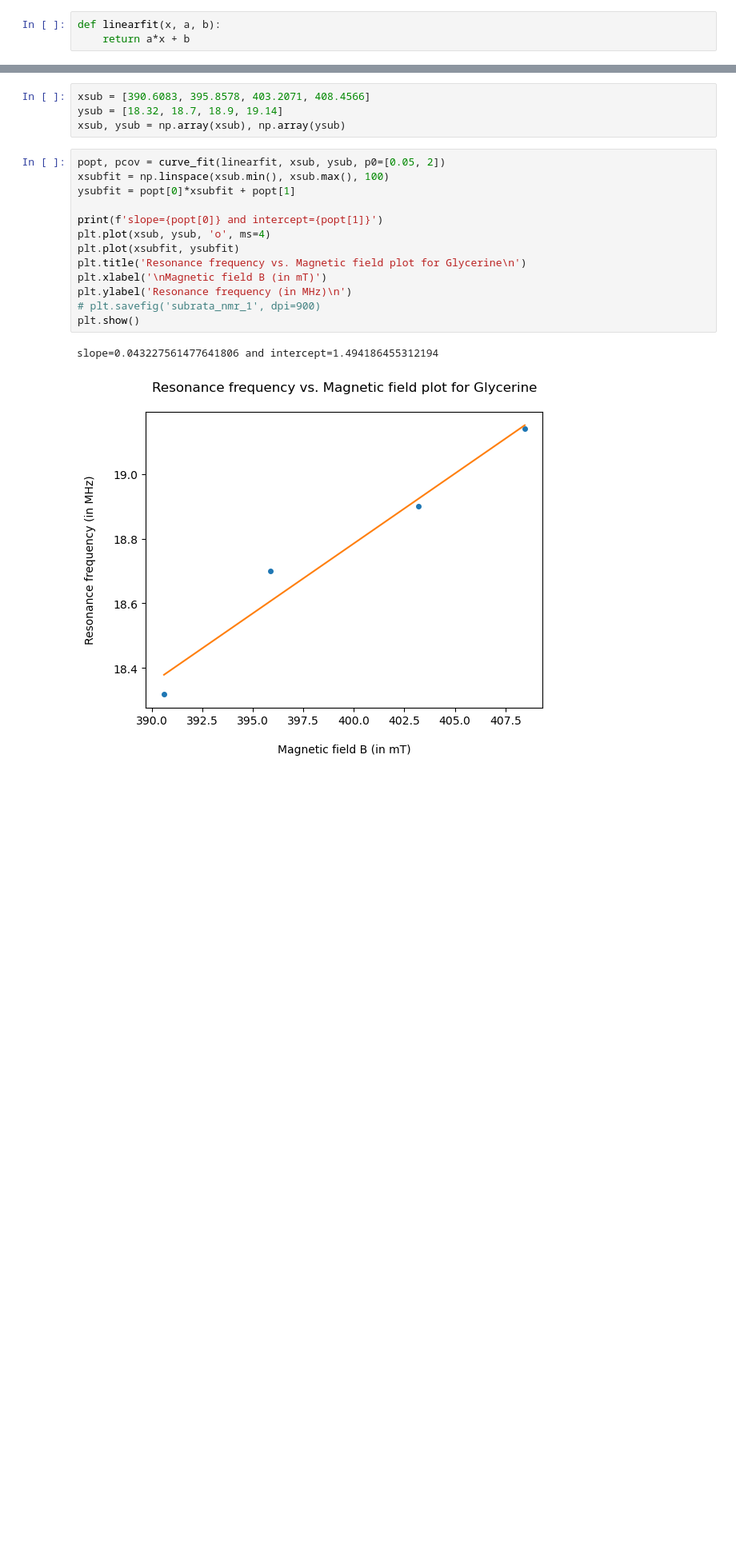
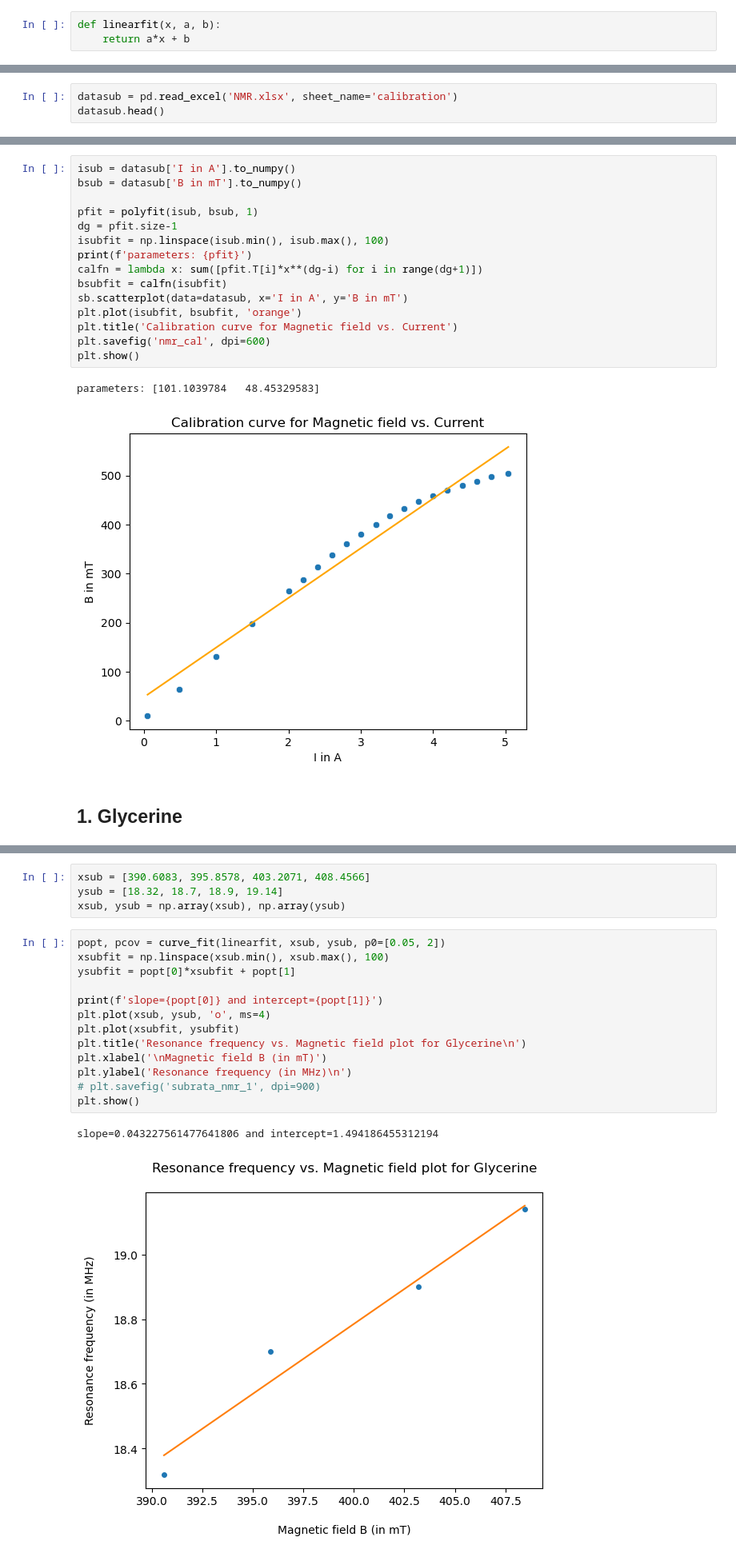
Before and after one commit to suman122003/SKP_IISc, a Jupyter notebook: PH_211_General_Physics_Lab/NMR/NMR.ipynb, the cells around one changed output, grey strips where cells are left out. Shown at 80% size. Cells and saved outputs as stored; diff of their text form; blank space fills up the shorter version.

```diff
--- a/PH_211_General_Physics_Lab/NMR/NMR.ipynb
+++ b/PH_211_General_Physics_Lab/NMR/NMR.ipynb
@@ -14,0 +15,3 @@ def linearfit(x, a, b):
+# %%
+datasub = pd.read_excel('NMR.xlsx', sheet_name='calibration')
+datasub.head()
@@ -14,0 +25,20 @@ def linearfit(x, a, b):
+# %%
+isub = datasub['I in A'].to_numpy()
+bsub = datasub['B in mT'].to_numpy()
+
+pfit = polyfit(isub, bsub, 1)
+dg = pfit.size-1
+isubfit = np.linspace(isub.min(), isub.max(), 100)
+print(f'parameters: {pfit}')
+calfn = lambda x: sum([pfit.T[i]*x**(dg-i) for i in range(dg+1)])
+bsubfit = calfn(isubfit)
+sb.scatterplot(data=datasub, x='I in A', y='B in mT')
+plt.plot(isubfit, bsubfit, 'orange')
+plt.title('Calibration curve for Magnetic field vs. Current')
+plt.savefig('nmr_cal', dpi=600)
+plt.show()
+# %% [output]
+parameters: [101.1039784   48.45329583]
+[figure, added]
+# %% [markdown]
+## 1. Glycerine
```
Also changed, not shown: parts of 13 cells of this notebook, 8 other files.
